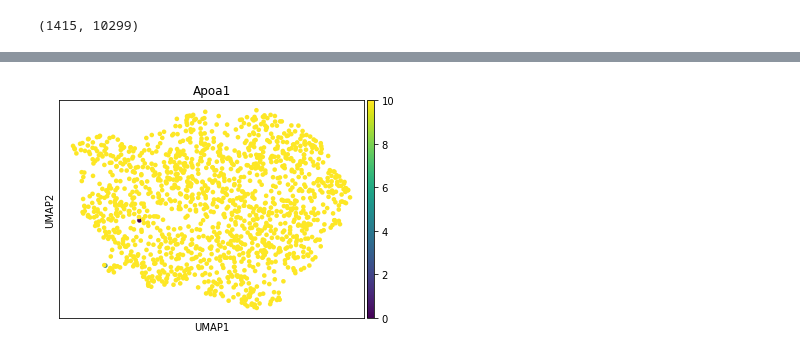
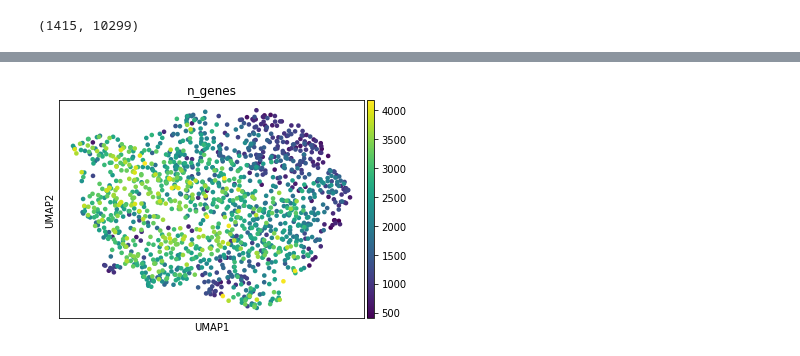
Before and after one commit to martinjzhang/scDRS, a Jupyter notebook: experiments/job.curate_data/curate_halpern_mouse_liver_data.ipynb, the cells around one changed output, grey strips where cells are left out. Cells and saved outputs as stored; diff of their text form; code cells hidden in the pictures.

```diff
--- a/experiments/job.curate_data/curate_halpern_mouse_liver_data.ipynb
+++ b/experiments/job.curate_data/curate_halpern_mouse_liver_data.ipynb
@@ -56,7 +56,10 @@ df_zonation = pd.read_excel(join(DATA_PATH, 'SuppTable3_zonation.xlsx'), index_c
 # Make anndata
 adata_raw = AnnData(X=df_data.T)
 adata_raw.X = sp.sparse.csr_matrix(adata_raw.X)
-adata_raw.obs = adata_raw.obs.join(df_lobule)
+adata_raw.obs['n_genes'] = (adata_raw.X>0).sum(axis=1)
+temp_df = df_lobule.copy()
+temp_df.index = [x.replace(' ','') for x in temp_df.index]
+adata_raw.obs = adata_raw.obs.join(temp_df)
 adata_raw.var = adata_raw.var.join(df_zonation)
 print('# Before filtering', adata_raw.shape)
 
@@ -88,4 +101,4 @@ adata.write(DATA_PATH+'/obj_processed.h5ad')
 # %%
-sc.pl.umap(adata, color='Apoa1')
+sc.pl.umap(adata, color=['n_genes'])
 # %% [output]
-[figure, old version]
+[figure, new version]
```
Also changed, not shown: parts of 3 cells of this notebook, 56 other files.
